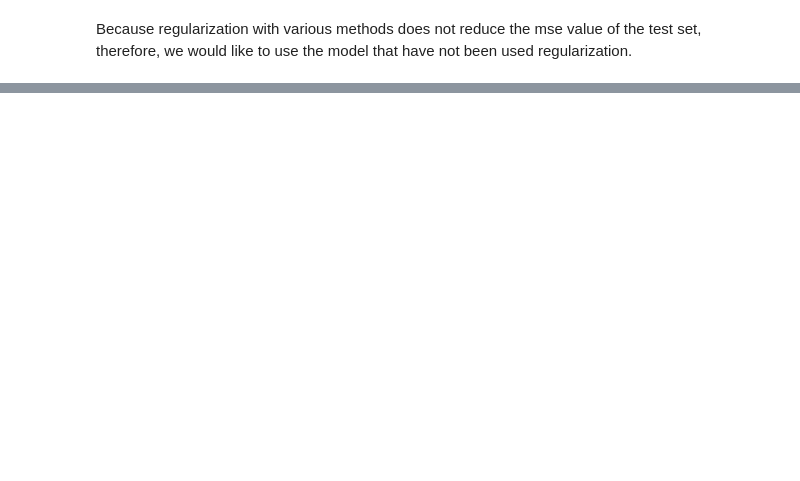
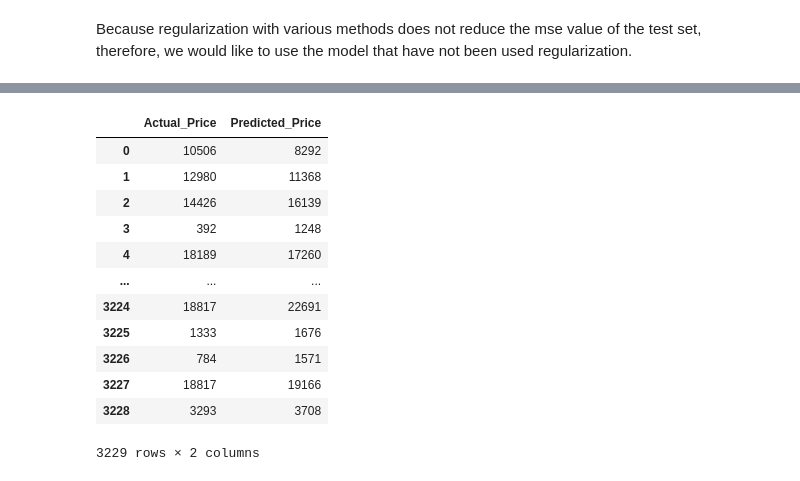
Before and after one commit to waritkan/Car_price_prediction_using_mlp_regression, a Jupyter notebook: Car_price_prediction.ipynb, the cells around one changed output, grey strips where cells are left out. Drawn from its saved outputs; the diff is of its cells as text; code cells hidden in the pictures; blank space fills up the shorter version.

```diff
--- a/Car_price_prediction.ipynb
+++ b/Car_price_prediction.ipynb
@@ -659,0 +663,16 @@ plot_mse(history)
+# %%
+result = model.predict(X_test)
+result = std_scaler.inverse_transform(result)
+y_inverse = std_scaler.inverse_transform(y_test)
+y_inverse = y_inverse.reshape(-1, 1)
+y_inverse  = y_inverse.astype(int)
+result = result.reshape(-1, 1)
+result = result.astype(int)
+
+result_df = pd.DataFrame({
+    'Actual_Price': y_inverse.flatten(),
+    'Predicted_Price': result.flatten()
+})
+
+result_df
+# %% [output]
@@ -659,0 +680,13 @@ plot_mse(history)
+|  | Actual_Price | Predicted_Price |
+| 0 | 10506 | 8292 |
+| 1 | 12980 | 11368 |
+| 2 | 14426 | 16139 |
+| 3 | 392 | 1248 |
+| 4 | 18189 | 17260 |
+| ... | ... | ... |
+| 3224 | 18817 | 22691 |
+| 3225 | 1333 | 1676 |
+| 3226 | 784 | 1571 |
+| 3227 | 18817 | 19166 |
+| 3228 | 3293 | 3708 |
+3229 rows × 2 columns
```
Also changed, not shown: parts of 16 cells of this notebook.
